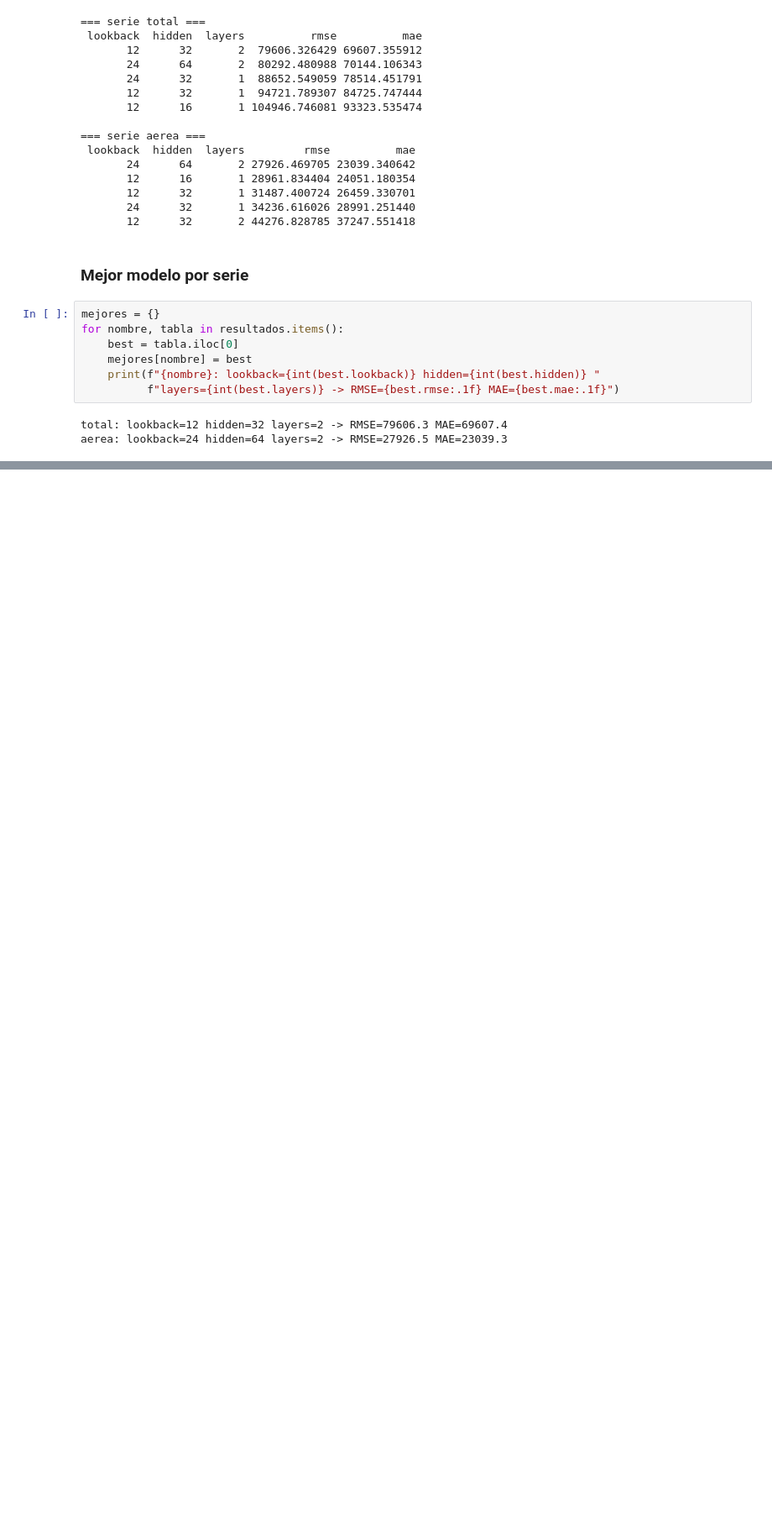
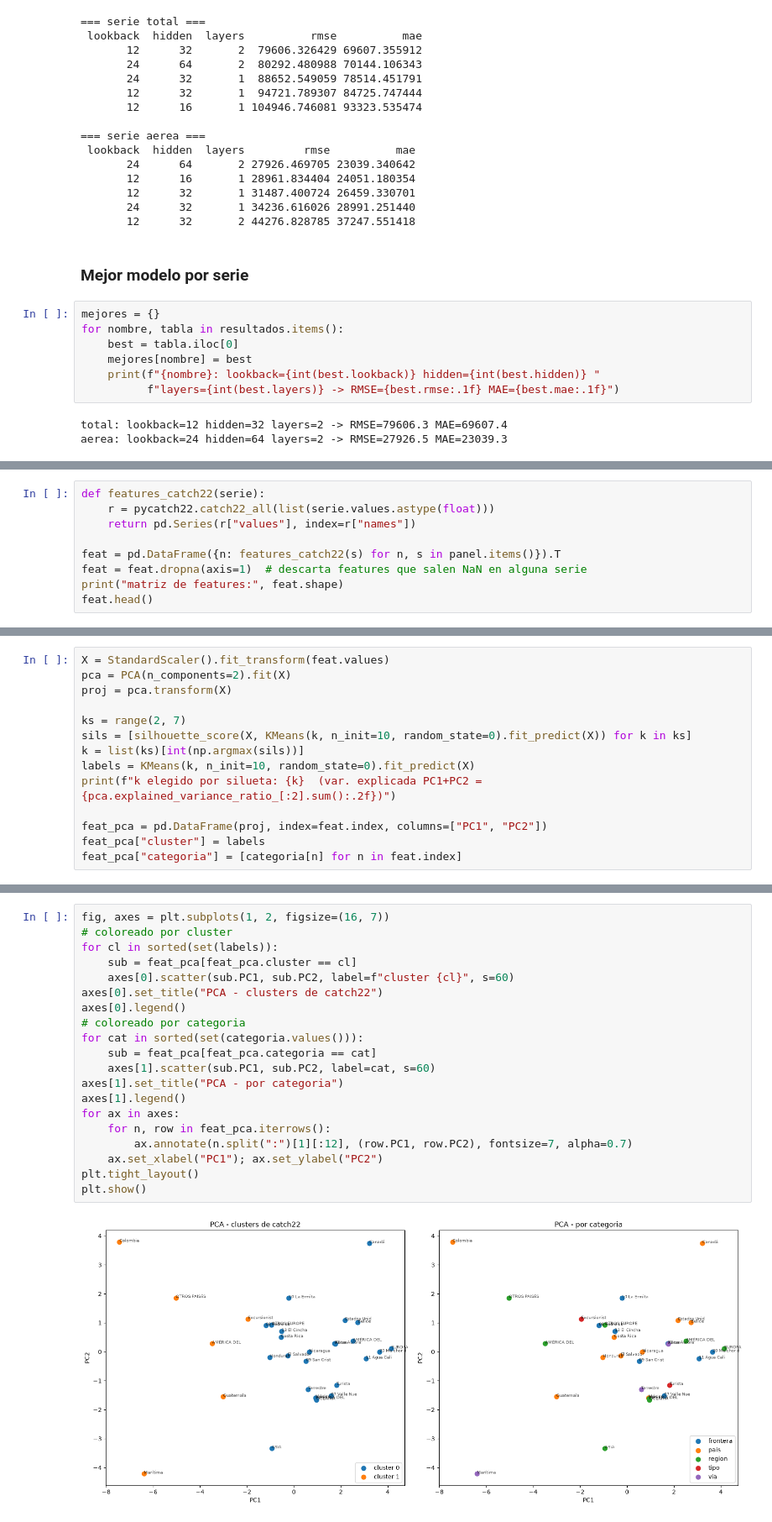
Before and after one commit to UVG-Tareas-y-proyectos/laboratorio2_ds, a Jupyter notebook: notebooks/laboratorio2.ipynb, the cells around one changed output, grey strips where cells are left out. Shown at 84% size. Saved outputs shown, nothing was run; the diff lists cells and outputs as text; blank space fills up the shorter version.

```diff
--- a/notebooks/laboratorio2.ipynb
+++ b/notebooks/laboratorio2.ipynb
@@ -173,0 +261,9 @@ plt.show()
+# %%
+def features_catch22(serie):
+    r = pycatch22.catch22_all(list(serie.values.astype(float)))
+    return pd.Series(r["values"], index=r["names"])
+
+feat = pd.DataFrame({n: features_catch22(s) for n, s in panel.items()}).T
+feat = feat.dropna(axis=1)  # descarta features que salen NaN en alguna serie
+print("matriz de features:", feat.shape)
+feat.head()
@@ -173,0 +283,14 @@ plt.show()
+# %%
+X = StandardScaler().fit_transform(feat.values)
+pca = PCA(n_components=2).fit(X)
+proj = pca.transform(X)
+
+ks = range(2, 7)
+sils = [silhouette_score(X, KMeans(k, n_init=10, random_state=0).fit_predict(X)) for k in ks]
+k = list(ks)[int(np.argmax(sils))]
+labels = KMeans(k, n_init=10, random_state=0).fit_predict(X)
+print(f"k elegido por silueta: {k}  (var. explicada PC1+PC2 = {pca.explained_variance_ratio_[:2].sum():.2f})")
+
+feat_pca = pd.DataFrame(proj, index=feat.index, columns=["PC1", "PC2"])
+feat_pca["cluster"] = labels
+feat_pca["categoria"] = [categoria[n] for n in feat.index]
@@ -173,0 +299,22 @@ plt.show()
+# %%
+fig, axes = plt.subplots(1, 2, figsize=(16, 7))
+# coloreado por cluster
+for cl in sorted(set(labels)):
+    sub = feat_pca[feat_pca.cluster == cl]
+    axes[0].scatter(sub.PC1, sub.PC2, label=f"cluster {cl}", s=60)
+axes[0].set_title("PCA - clusters de catch22")
+axes[0].legend()
+# coloreado por categoria
+for cat in sorted(set(categoria.values())):
+    sub = feat_pca[feat_pca.categoria == cat]
+    axes[1].scatter(sub.PC1, sub.PC2, label=cat, s=60)
+axes[1].set_title("PCA - por categoria")
+axes[1].legend()
+for ax in axes:
+    for n, row in feat_pca.iterrows():
+        ax.annotate(n.split(":")[1][:12], (row.PC1, row.PC2), fontsize=7, alpha=0.7)
+    ax.set_xlabel("PC1"); ax.set_ylabel("PC2")
+plt.tight_layout()
+plt.show()
+# %% [output]
+[figure, added]
```
Also changed, not shown: parts of 28 cells of this notebook, 1 other file.
